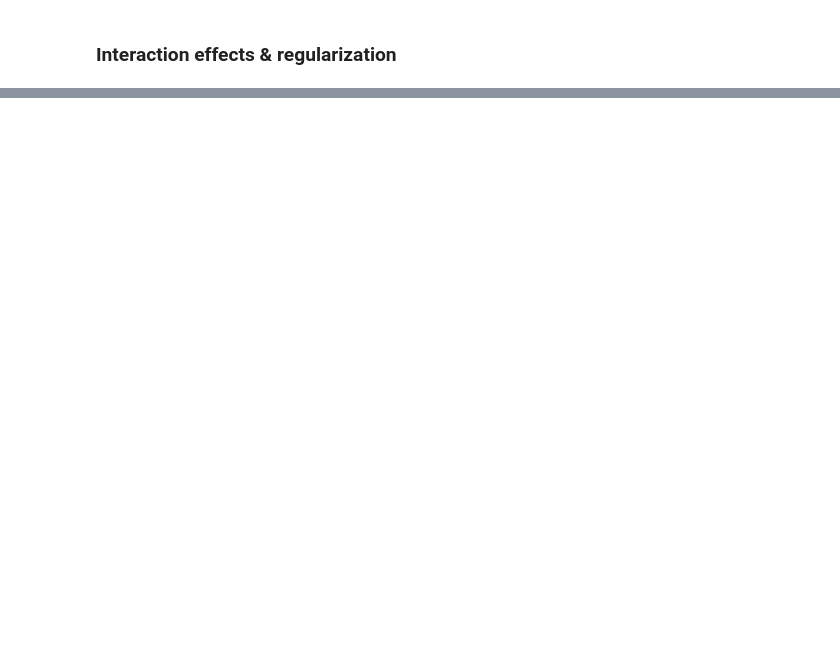
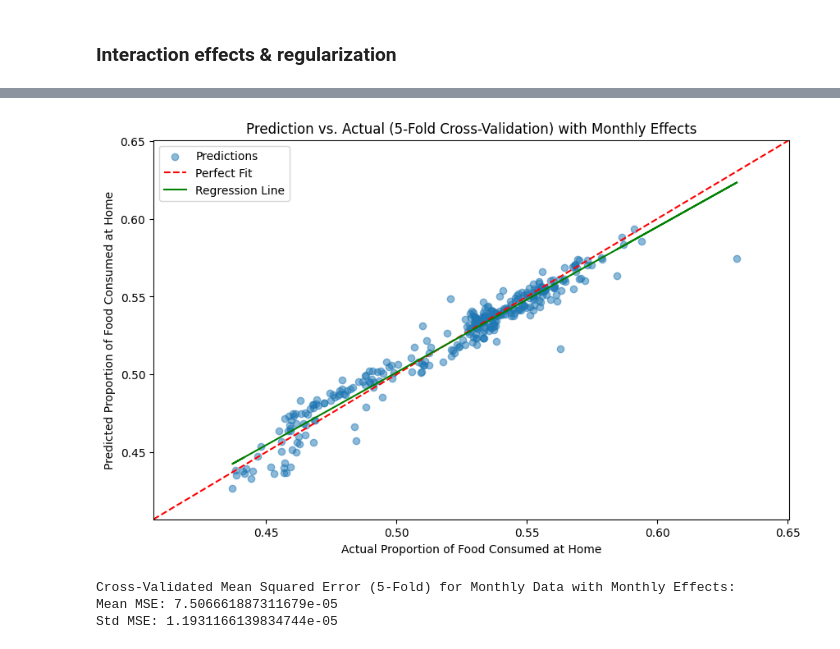
Before and after one commit to KingJMS1/LogisticProject, a Jupyter notebook: logistic_final.ipynb, the cells around one changed output, grey strips where cells are left out. Cells and saved outputs as stored; diff of their text form; code cells hidden in the pictures; blank space fills up the shorter version.

```diff
--- a/logistic_final.ipynb
+++ b/logistic_final.ipynb
@@ -877,0 +867,17 @@ Log-Likelihood:   53.73
+# %%
+y = merged_df['Food_At_Home_Proportion'].values
+y = np.clip(y, 1e-12, 1 - 1e-12)
+ppp_standardized = (ppp - np.mean(ppp)) / np.std(ppp)
+houseSize_standardized = (houseSize[:-1] - np.mean(houseSize[:-1])) / np.std(houseSize[:-1])
+away_sales = merged_df['Total_Food_Away_Sales_Nominal'].values
+dpi_share = merged_df['Food_At_Home_DPI_Share'].values
+away_sales_standardized = (away_sales - np.mean(away_sales)) / np.std(away_sales)
+dpi_share_standardized = (dpi_share - np.mean(dpi_share)) / np.std(dpi_share)
+
+
+X = np.column_stack([
+    ppp_standardized,
+    houseSize_standardized,
+    away_sales_standardized,
+    dpi_share_standardized
+])
@@ -877,0 +886,4 @@ Log-Likelihood:   53.73
+# %%
+lambda_ridge = 0.01
+
+params_ridge, X_ridge, y_ridge, I_ridge = betareg.fit_regression_ridge(X, y, lambda_ridge=lambda_ridge)
@@ -877,0 +1050,36 @@ Log-Likelihood:   53.73
+# %%
+plt.figure(figsize=(10, 6))
+plt.scatter(all_y_true, all_y_pred, alpha=0.5, label='Predictions')
+
+min_val = min(min(all_y_true), min(all_y_pred)) - 0.02
+max_val = max(max(all_y_true), max(all_y_pred)) + 0.02
+
+plt.plot([min_val, max_val], [min_val, max_val], 'r--', label='Perfect Fit')
+
+
+z = np.polyfit(all_y_true, all_y_pred, 1)
+p = np.poly1d(z)
+plt.plot(np.array(all_y_true), p(np.array(all_y_true)), 'g-', label='Regression Line')
+
+plt.xlim(min_val, max_val)
+plt.ylim(min_val, max_val)
+
+plt.xlabel('Actual Proportion of Food Consumed at Home')
+plt.ylabel('Predicted Proportion of Food Consumed at Home')
+plt.title('Prediction vs. Actual (5-Fold Cross-Validation) with Monthly Effects')
+plt.legend()
+# plt.savefig('Logistic Regression/Project/images/pred_vs_actual_monthly_updated.png', bbox_inches='tight')
+plt.show()
+# %% [output]
+[figure, added]
+# %%
+# Report cross-validated MSE
+mean_mse_monthly = np.mean(mse_scores_monthly)
+std_mse_monthly = np.std(mse_scores_monthly)
+print("Cross-Validated Mean Squared Error (5-Fold) for Monthly Data with Monthly Effects:")
+print(f"Mean MSE: {mean_mse_monthly}")
+print(f"Std MSE: {std_mse_monthly}")
+# %% [output]
+Cross-Validated Mean Squared Error (5-Fold) for Monthly Data with Monthly Effects:
+Mean MSE: 7.506661887311679e-05
+Std MSE: 1.1931166139834744e-05
```
Also changed, not shown: parts of 35 cells of this notebook, 1 other file.
